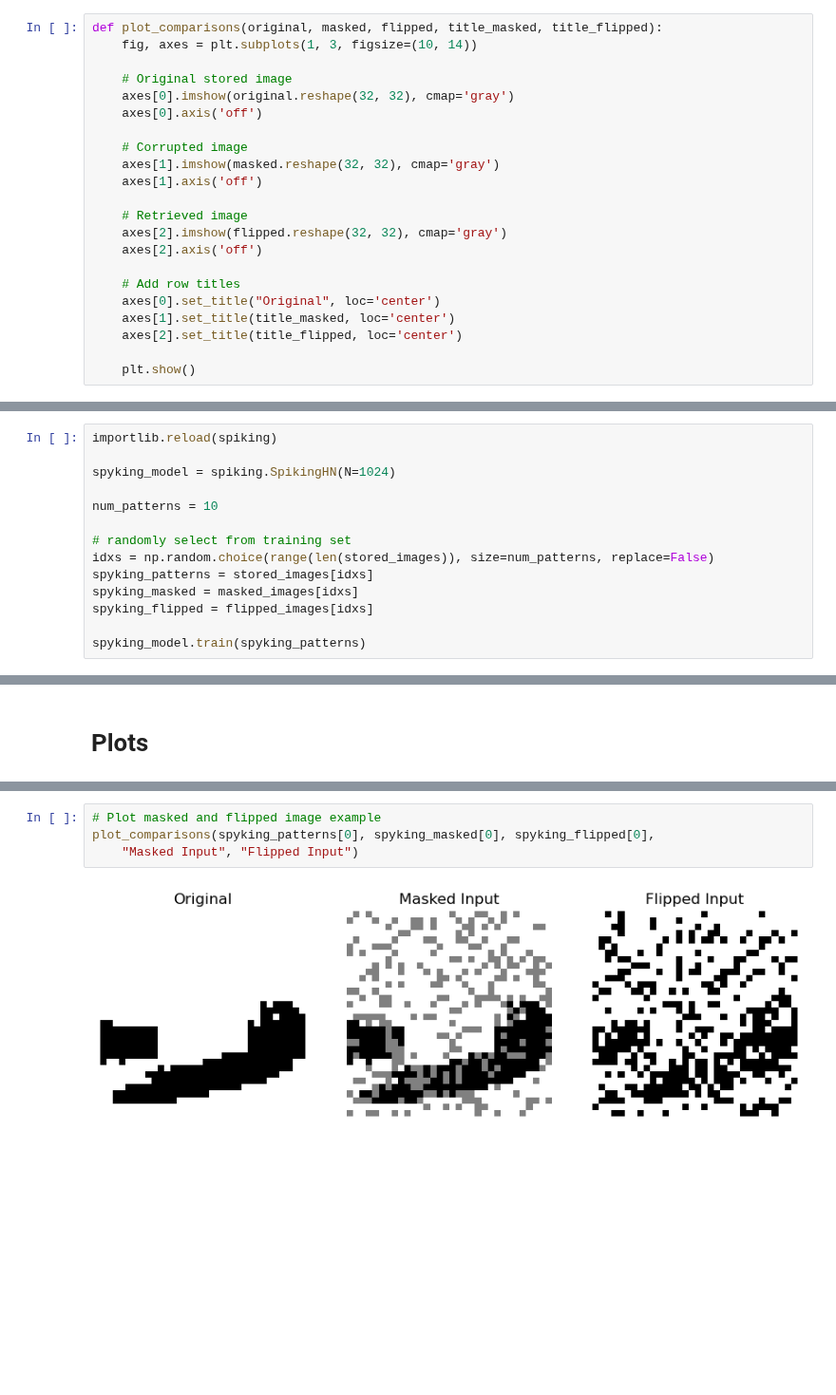
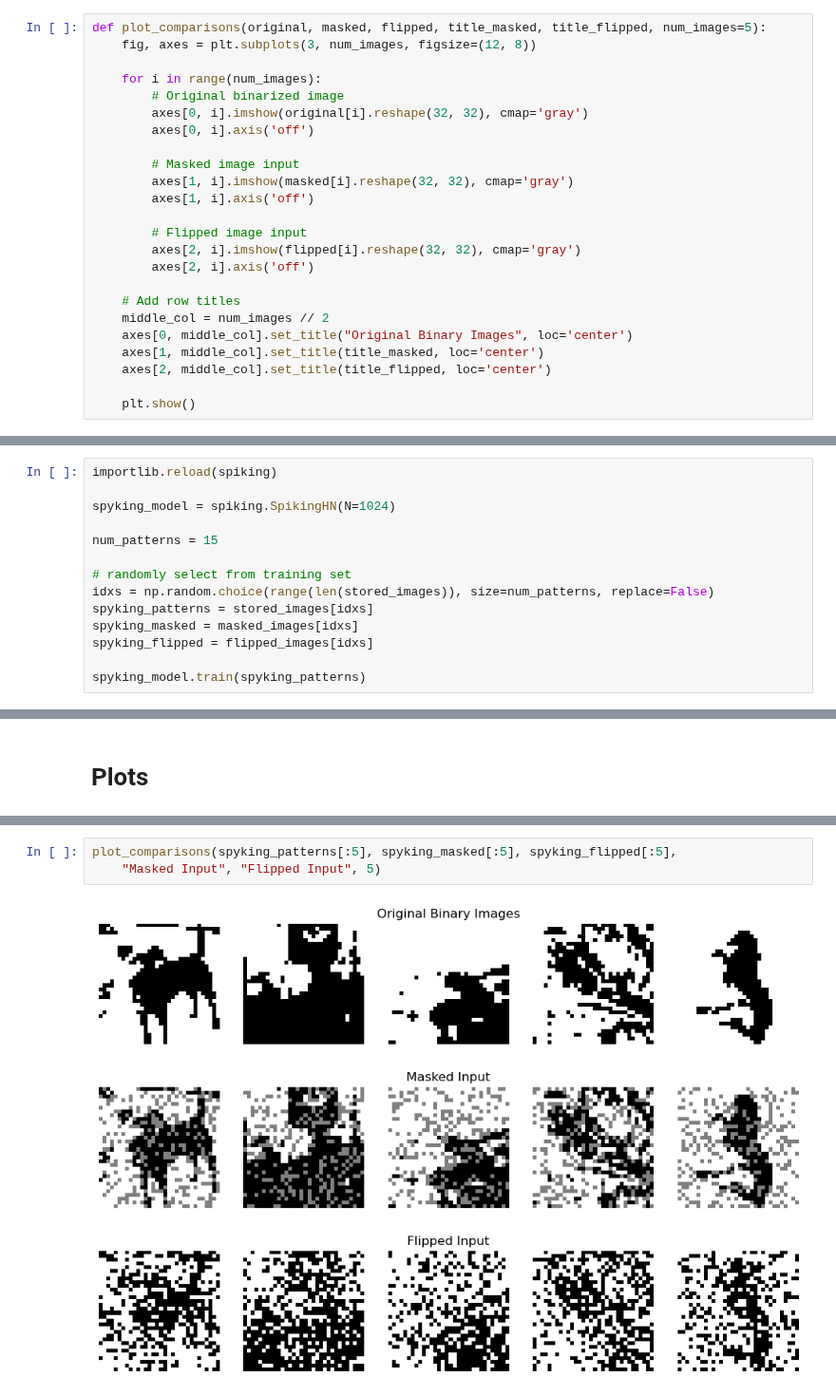
Before and after one commit to chenpy2000/Hopfield, a Jupyter notebook: visualize_spiking.ipynb, the cells around one changed output, grey strips where cells are left out. Shown at 95% size. Saved outputs shown, nothing was run; the diff lists cells and outputs as text; blank space fills up the shorter version.

Commit message:
generated more plots for spiking network

```diff
--- a/visualize_spiking.ipynb
+++ b/visualize_spiking.ipynb
@@ -8,25 +8,27 @@ import spiking
 # %% [markdown]
 # Plotting Functions
 # %%
-def plot_comparisons(original, masked, flipped, title_masked, title_flipped):
-    fig, axes = plt.subplots(1, 3, figsize=(10, 14))
+def plot_comparisons(original, masked, flipped, title_masked, title_flipped, num_images=5):
+    fig, axes = plt.subplots(3, num_images, figsize=(12, 8))
 
-    # Original stored image
-    axes[0].imshow(original.reshape(32, 32), cmap='gray')
-    axes[0].axis('off')
+    for i in range(num_images):
+        # Original binarized image
+        axes[0, i].imshow(original[i].reshape(32, 32), cmap='gray')
+        axes[0, i].axis('off')
 
-    # Corrupted image
-    axes[1].imshow(masked.reshape(32, 32), cmap='gray')
-    axes[1].axis('off')
+        # Masked image input
+        axes[1, i].imshow(masked[i].reshape(32, 32), cmap='gray')
+        axes[1, i].axis('off')
 
-    # Retrieved image
-    axes[2].imshow(flipped.reshape(32, 32), cmap='gray')
-    axes[2].axis('off')
+        # Flipped image input
+        axes[2, i].imshow(flipped[i].reshape(32, 32), cmap='gray')
+        axes[2, i].axis('off')
 
     # Add row titles
-    axes[0].set_title("Original", loc='center')
-    axes[1].set_title(title_masked, loc='center')
-    axes[2].set_title(title_flipped, loc='center')
+    middle_col = num_images // 2
+    axes[0, middle_col].set_title("Original Binary Images", loc='center')
+    axes[1, middle_col].set_title(title_masked, loc='center')
+    axes[2, middle_col].set_title(title_flipped, loc='center')
 
     plt.show()
 # %%
@@ -92,7 +85,7 @@ importlib.reload(spiking)
 
 spyking_model = spiking.SpikingHN(N=1024)
 
-num_patterns = 10
+num_patterns = 15
 
 # randomly select from training set
 idxs = np.random.choice(range(len(stored_images)), size=num_patterns, replace=False)
@@ -110,6 +101,5 @@ flipped_firings, flipped_rates = spyking_model.forward(spyking_flipped[0])
 # %%
-# Plot masked and flipped image example
-plot_comparisons(spyking_patterns[0], spyking_masked[0], spyking_flipped[0],
-    "Masked Input", "Flipped Input")
+plot_comparisons(spyking_patterns[:5], spyking_masked[:5], spyking_flipped[:5],
+    "Masked Input", "Flipped Input", 5)
 # %% [output]
-[figure, old version]
+[figure, new version]
```
Also changed, not shown: parts of 18 cells of this notebook, 1 other file.
